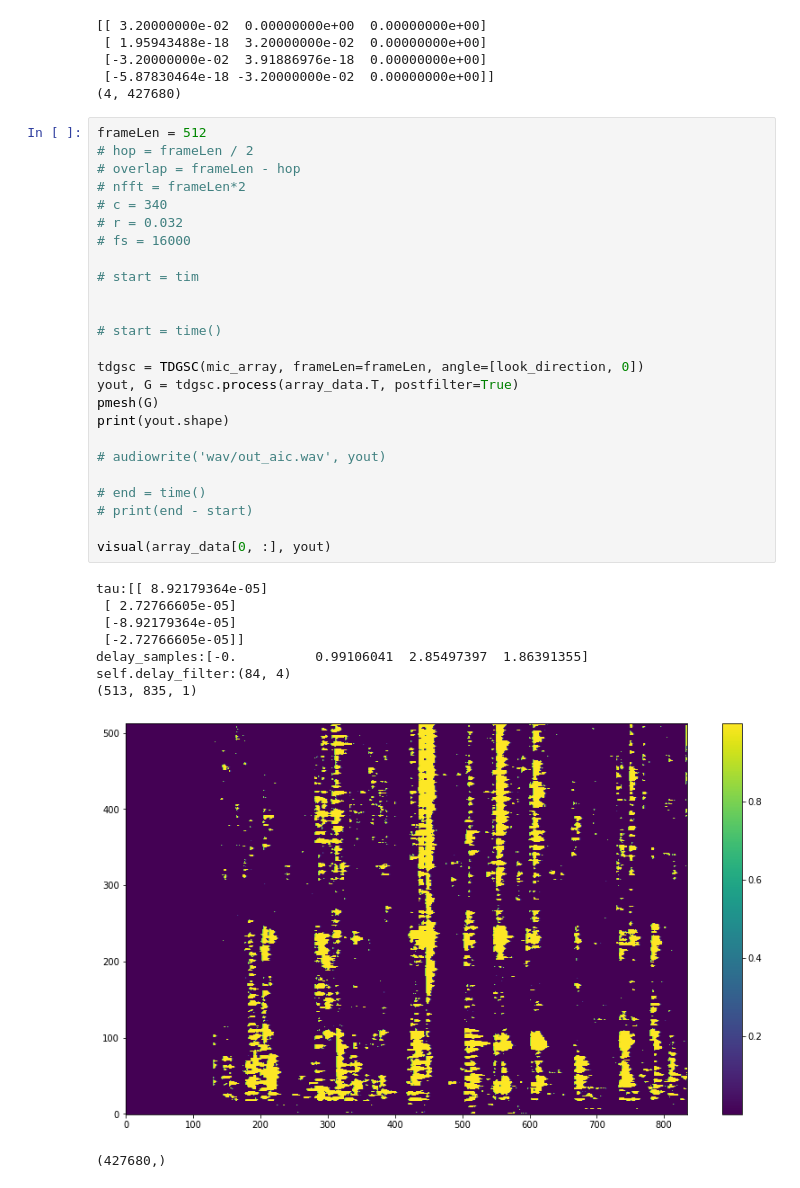
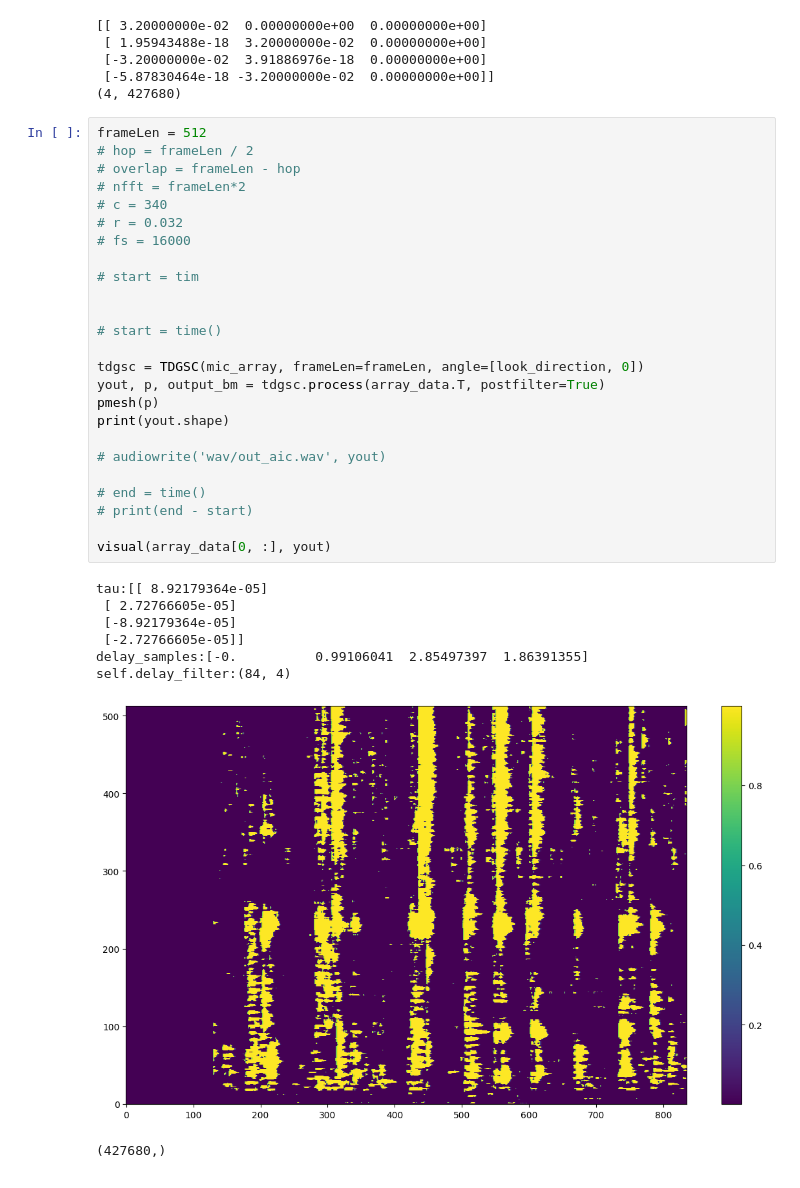
Before and after one commit to wangwei2009/DistantSpeech, a Jupyter notebook: example/tdgsc_real.ipynb, the cells around one changed output. Cells and saved outputs as stored; diff of their text form.

Commit message:
update tdgsc

```diff
--- a/example/tdgsc_real.ipynb
+++ b/example/tdgsc_real.ipynb
@@ -63,35 +57,34 @@ print(array_data.shape)
 # %%
 frameLen = 512
 # hop = frameLen / 2
 # overlap = frameLen - hop
 # nfft = frameLen*2
 # c = 340
 # r = 0.032
 # fs = 16000
 
 # start = tim
 
 
 # start = time()
 
 tdgsc = TDGSC(mic_array, frameLen=frameLen, angle=[look_direction, 0])
-yout, G = tdgsc.process(array_data.T, postfilter=True)
-pmesh(G)
+yout, p, output_bm = tdgsc.process(array_data.T, postfilter=True)
+pmesh(p)
 print(yout.shape)
 
 # audiowrite('wav/out_aic.wav', yout)
 
 # end = time()
 # print(end - start)
 
 visual(array_data[0, :], yout)
 # %% [output]
 tau:[[ 8.92179364e-05]
  [ 2.72766605e-05]
  [-8.92179364e-05]
  [-2.72766605e-05]]
 delay_samples:[-0.          0.99106041  2.85497397  1.86391355]
 self.delay_filter:(84, 4)
-(513, 835, 1)
-[figure, old version]
+[figure, new version]
 (427680,)
```
Also changed, not shown: parts of 4 cells of this notebook, 1 other file.
